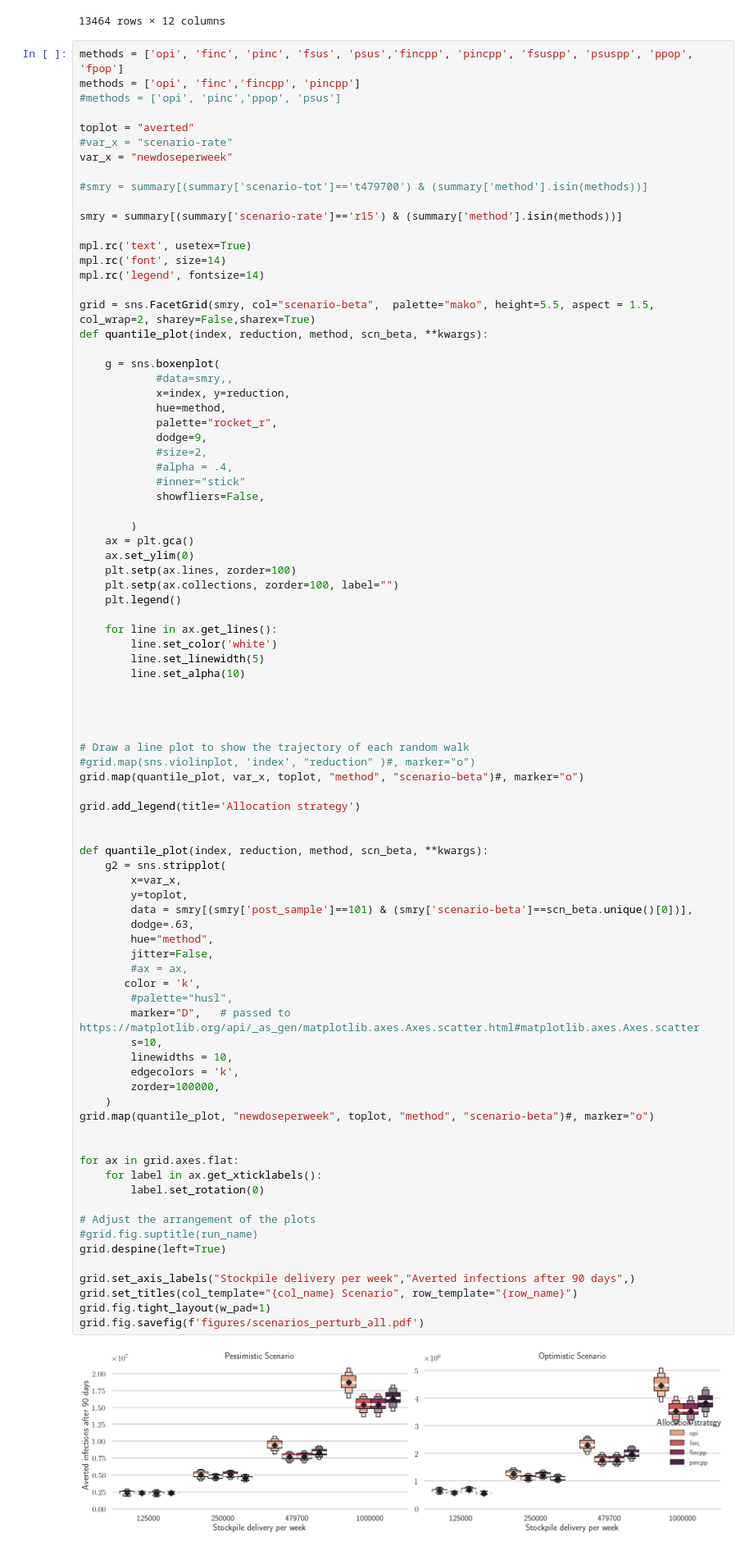
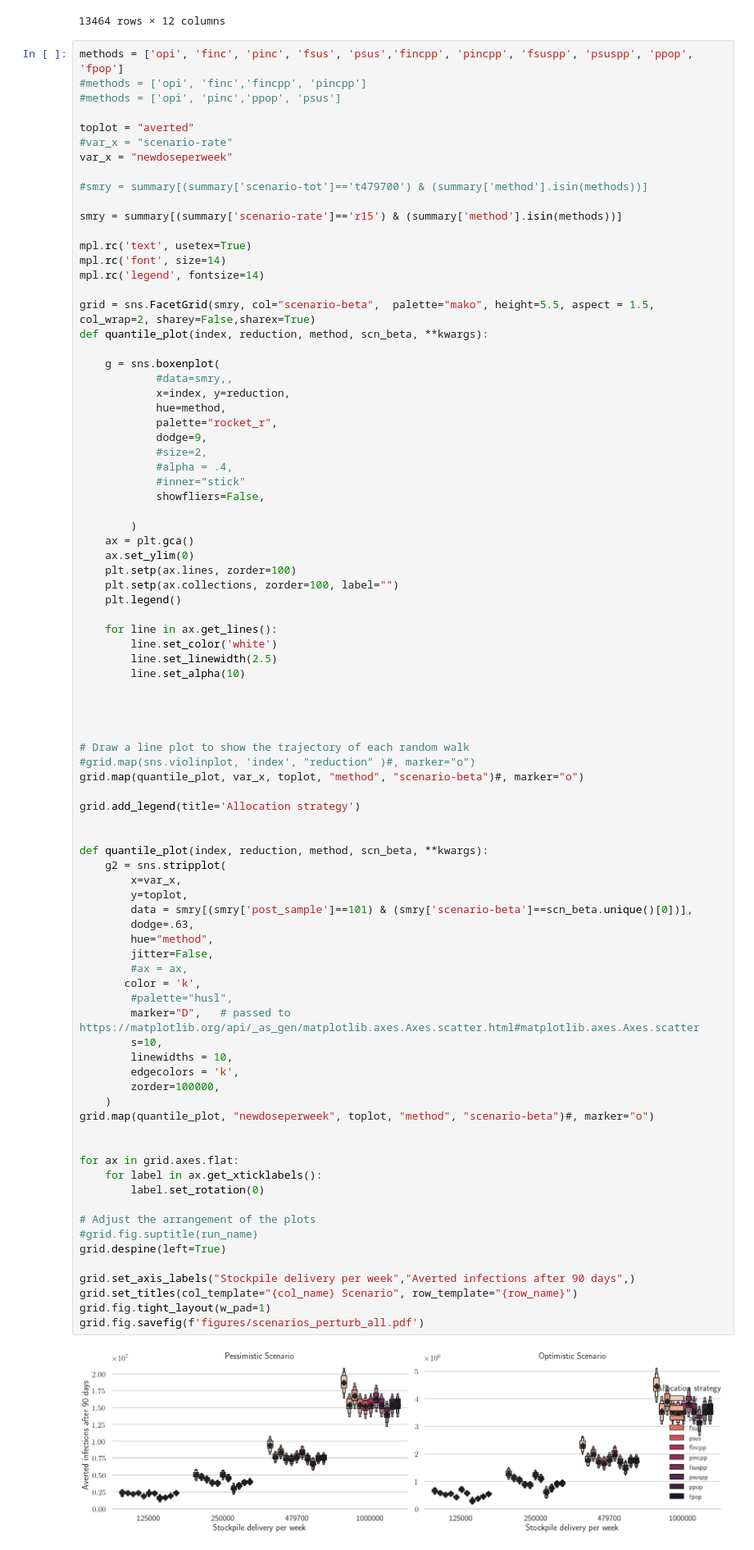
Before and after one commit to jcblemai/COVID-19_italy-vaccination-oc, a Jupyter notebook: analysis_scn.ipynb, the cells around one changed output. Shown at 82% size. Cells and saved outputs as stored; diff of their text form.

```diff
--- a/analysis_scn.ipynb
+++ b/analysis_scn.ipynb
@@ -69,7 +69,7 @@ summary
 13464 rows × 12 columns
 # %%
 methods = ['opi', 'finc', 'pinc', 'fsus', 'psus','fincpp', 'pincpp', 'fsuspp', 'psuspp', 'ppop', 'fpop']
-methods = ['opi', 'finc','fincpp', 'pincpp']
+#methods = ['opi', 'finc','fincpp', 'pincpp']
 #methods = ['opi', 'pinc','ppop', 'psus']
 
 toplot = "averted"
@@ -107,7 +107,7 @@ def quantile_plot(index, reduction, method, scn_beta, **kwargs):
 
     for line in ax.get_lines():
         line.set_color('white')
-        line.set_linewidth(5)
+        line.set_linewidth(2.5)
         line.set_alpha(10)
 
 
@@ -126,34 +126,34 @@ def quantile_plot(index, reduction, method, scn_beta, **kwargs):
         y=toplot,
         data = smry[(smry['post_sample']==101) & (smry['scenario-beta']==scn_beta.unique()[0])],
         dodge=.63,
         hue="method",
         jitter=False,
         #ax = ax,
        color = 'k',
         #palette="husl",
         marker="D",   # passed to https://matplotlib.org/api/_as_gen/matplotlib.axes.Axes.scatter.html#matplotlib.axes.Axes.scatter
         s=10,
         linewidths = 10,
         edgecolors = 'k',
         zorder=100000,
     )
 grid.map(quantile_plot, "newdoseperweek", toplot, "method", "scenario-beta")#, marker="o")
 
 
 for ax in grid.axes.flat:
     for label in ax.get_xticklabels():
         label.set_rotation(0)
 
 # Adjust the arrangement of the plots
 #grid.fig.suptitle(run_name)
 grid.despine(left=True)
 
 grid.set_axis_labels("Stockpile delivery per week","Averted infections after 90 days",)
 grid.set_titles(col_template="{col_name} Scenario", row_template="{row_name}")
 grid.fig.tight_layout(w_pad=1)
 grid.fig.savefig(f'figures/scenarios_perturb_all.pdf')
 # %% [output]
-[figure, old version]
+[figure, new version]
 # %%
 filename = 'model_output/scenarios_102_90/L-r15-t479700-id7-opi-107_90.csv'
 #filename = 'helvetios-runs/2021-02-15-107_90/week-L-r150-t479700-id11-opt-107_90.csv'
```
Also changed, not shown: 5 other files.
